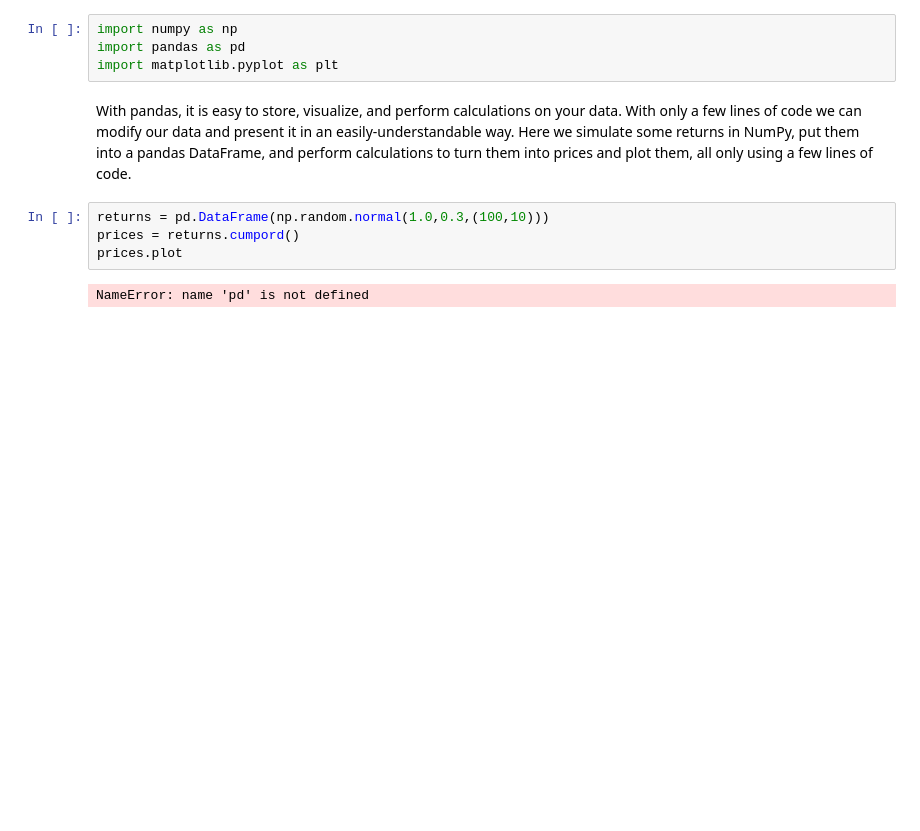
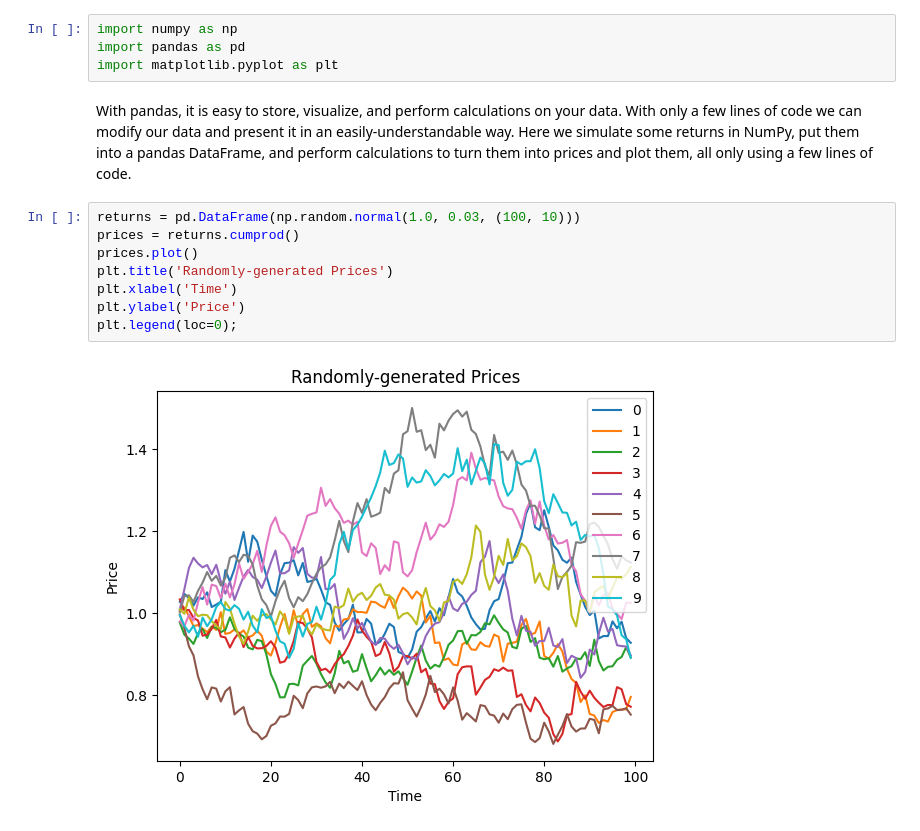
Before and after one commit to vivekgautamgv/Python-For-Finance, a Jupyter notebook: Day_2.ipynb, the cells around one changed output. Cells and saved outputs as stored; diff of their text form; blank space fills up the shorter version.

```diff
--- a/Day_2.ipynb
+++ b/Day_2.ipynb
@@ -9,8 +9,12 @@ import matplotlib.pyplot as plt
 # %% [markdown]
 With pandas, it is easy to store, visualize, and perform calculations on your data. With only a few lines of code we can modify our data and present it in an easily-understandable way. Here we simulate some returns in NumPy, put them into a pandas DataFrame, and perform calculations to turn them into prices and plot them, all only using a few lines of code.
 # %%
-returns = pd.DataFrame(np.random.normal(1.0,0.3,(100,10)))
-prices = returns.cumpord()
-prices.plot
+returns = pd.DataFrame(np.random.normal(1.0, 0.03, (100, 10)))
+prices = returns.cumprod()
+prices.plot()
+plt.title('Randomly-generated Prices')
+plt.xlabel('Time')
+plt.ylabel('Price')
+plt.legend(loc=0);
 # %% [output]
-NameError: name 'pd' is not defined
+[figure, added]
```
